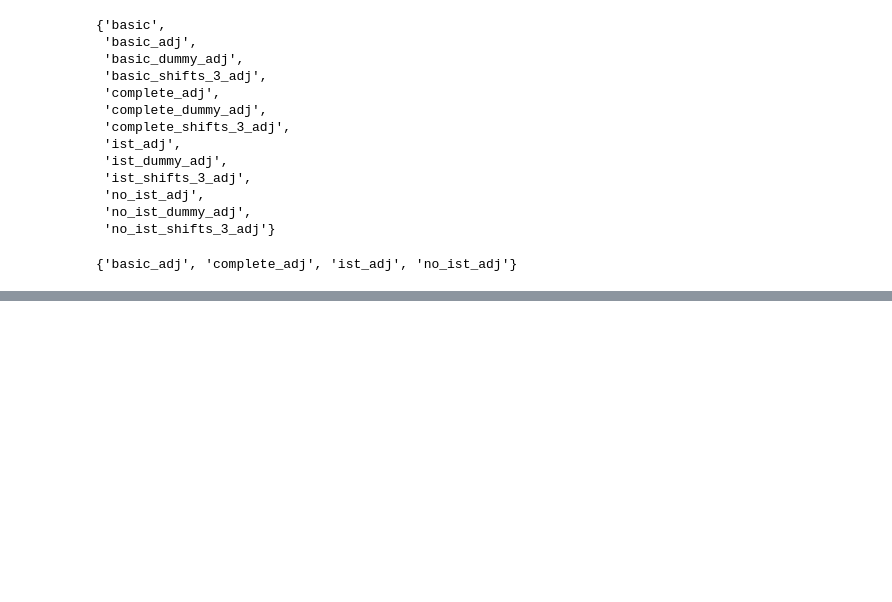
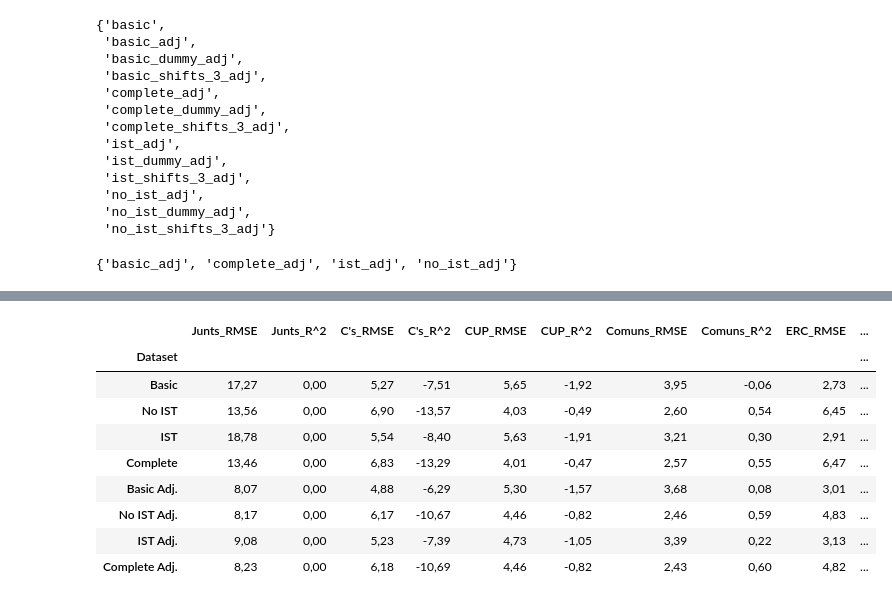
Before and after one commit to guillempla/catalan-elections-forecasting, a Jupyter notebook: src/study_data/study-results.ipynb, the cells around one changed output, grey strips where cells are left out. Saved outputs shown, nothing was run; the diff lists cells and outputs as text; code cells hidden in the pictures; blank space fills up the shorter version.

```diff
--- a/src/study_data/study-results.ipynb
+++ b/src/study_data/study-results.ipynb
@@ -906,0 +975,18 @@ best_of_best_datasets
+# %%
+knn_filtered_df = knn_df[
+    ~knn_df["dummy"] & ~knn_df["shifts"]
+]
+knn_summary_df = summary_dataframe(knn_filtered_df)
+# knn_summary_df = highlight_max_min(knn_summary_df)
+knn_summary_df
+# %% [output]
+|  | Junts_RMSE | Junts_R^2 | C's_RMSE | C's_R^2 | CUP_RMSE | CUP_R^2 | Comuns_RMSE | Comuns_R^2 | ERC_RMSE | ... |
+| Dataset |  |  |  |  |  |  |  |  |  | ... |
+| Basic | 17,27 | 0,00 | 5,27 | -7,51 | 5,65 | -1,92 | 3,95 | -0,06 | 2,73 | ... |
+| No IST | 13,56 | 0,00 | 6,90 | -13,57 | 4,03 | -0,49 | 2,60 | 0,54 | 6,45 | ... |
+| IST | 18,78 | 0,00 | 5,54 | -8,40 | 5,63 | -1,91 | 3,21 | 0,30 | 2,91 | ... |
+| Complete | 13,46 | 0,00 | 6,83 | -13,29 | 4,01 | -0,47 | 2,57 | 0,55 | 6,47 | ... |
+| Basic Adj. | 8,07 | 0,00 | 4,88 | -6,29 | 5,30 | -1,57 | 3,68 | 0,08 | 3,01 | ... |
+| No IST Adj. | 8,17 | 0,00 | 6,17 | -10,67 | 4,46 | -0,82 | 2,46 | 0,59 | 4,83 | ... |
+| IST Adj. | 9,08 | 0,00 | 5,23 | -7,39 | 4,73 | -1,05 | 3,39 | 0,22 | 3,13 | ... |
+| Complete Adj. | 8,23 | 0,00 | 6,18 | -10,69 | 4,46 | -0,82 | 2,43 | 0,60 | 4,82 | ... |
```
Also changed, not shown: parts of 7 cells of this notebook.
